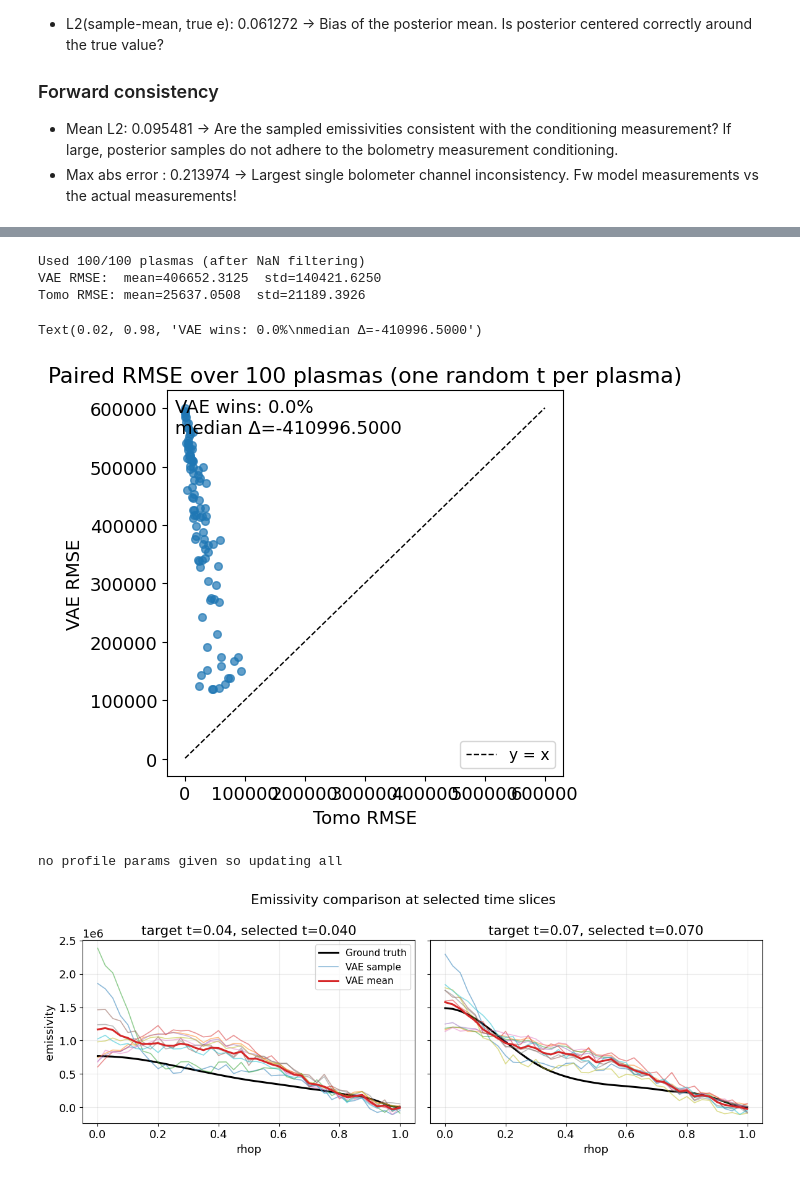
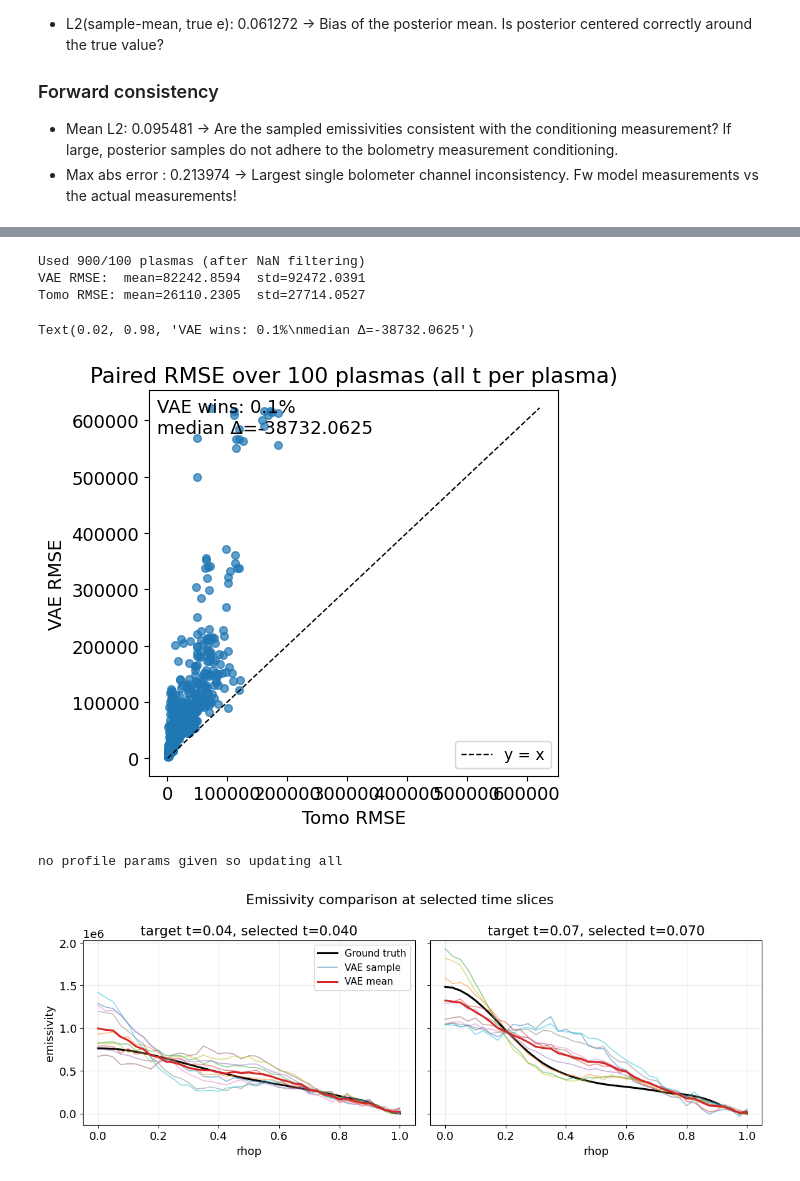
Before and after one commit to indica-mcf/Indica, a Jupyter notebook: indica/workflows/los_bolometry_surrogate_frame.ipynb, the cells around one changed output, grey strips where cells are left out. Drawn from its saved outputs; the diff is of its cells as text; code cells hidden in the pictures.

Commit message:
status: time to add data

```diff
--- a/indica/workflows/los_bolometry_surrogate_frame.ipynb
+++ b/indica/workflows/los_bolometry_surrogate_frame.ipynb
@@ -156,7 +156,7 @@ if generate_new_data:
 ## FIlter pulses
 # %%
 from indica.readers.st40_pulse_filtering import filter_pulses
-valids, invalids=filter_pulses(range(13650,13720))
+valids, invalids=filter_pulses(range(13500,13800))
 #valids, invalids=filter_pulses(range(13500,13800))
 print(len(valids))
 # %% [output]
@@ -342,7 +342,7 @@ zero_counts = (
     np.count_nonzero(b_slices == 0.0, axis=1)
     + np.count_nonzero(eps_slices == 0.0, axis=1)
 )
-min_zero_count = int(zero_counts.min())+40
+min_zero_count = int(zero_counts.min())+50
 keep_mask = zero_counts <= min_zero_count
 
 b_filtered = b_slices[keep_mask]
@@ -858,7 +872,7 @@ vae_rmse = []
 tomo_rmse = []
 
 rng = np.random.default_rng(0)  # reproducible time index selection
-use_all_timepoints_eval = False  # Set True when generated plasma has meaningful time dynamics.
+use_all_timepoints_eval = True  # Set True when generated plasma has meaningful time dynamics.
 
 for i in range(n_plasmas):
     generator.generate()
@@ -904,38 +918,38 @@ for i in range(n_plasmas):
         vae_rmse.append(np.sqrt(np.mean((e_vae_v - e_true_v) ** 2)))
         tomo_rmse.append(np.sqrt(np.mean((e_tomo_v - e_true_v) ** 2)))
 
 vae_rmse = np.array(vae_rmse)
 tomo_rmse = np.array(tomo_rmse)
 
 print(f'Used {len(vae_rmse)}/{n_plasmas} plasmas (after NaN filtering)')
 print(f'VAE RMSE:  mean={vae_rmse.mean():.4f}  std={vae_rmse.std():.4f}')
 print(f'Tomo RMSE: mean={tomo_rmse.mean():.4f}  std={tomo_rmse.std():.4f}')
 
 # Paired scatter with y=x line
 plt.figure(figsize=(5.5, 5))
 plt.scatter(tomo_rmse, vae_rmse, alpha=0.7, s=30)
 mn = min(tomo_rmse.min(), vae_rmse.min())
 mx = max(tomo_rmse.max(), vae_rmse.max())
 plt.plot([mn, mx], [mn, mx], 'k--', linewidth=1, label='y = x')
 plt.xlabel('Tomo RMSE')
 plt.ylabel('VAE RMSE')
 eval_mode_txt = 'all t per plasma' if use_all_timepoints_eval else 'one random t per plasma'
 plt.title(f'Paired RMSE over {n_plasmas} plasmas ({eval_mode_txt})')
 plt.legend()
 plt.tight_layout()
 
 # Win rate + median delta text (still helpful context)
 delta = tomo_rmse - vae_rmse
 win_rate = 100.0 * np.mean(delta > 0)
 plt.gca().text(0.02, 0.98,
              f'VAE wins: {win_rate:.1f}%\nmedian Δ={np.median(delta):.4f}',
              transform=plt.gca().transAxes, va='top')
 # %% [output]
-Used 100/100 plasmas (after NaN filtering)
-VAE RMSE:  mean=406652.3125  std=140421.6250
-Tomo RMSE: mean=25637.0508  std=21189.3926
+Used 900/100 plasmas (after NaN filtering)
+VAE RMSE:  mean=82242.8594  std=92472.0391
+Tomo RMSE: mean=26110.2305  std=27714.0527
-Text(0.02, 0.98, 'VAE wins: 0.0%\nmedian Δ=-410996.5000')
+Text(0.02, 0.98, 'VAE wins: 0.1%\nmedian Δ=-38732.0625')
-[figure, old version]
+[figure, new version]
 # %%
 # Subplots at fixed time slices: t=0.04 and t=0.07
 import numpy as np
@@ -988,7 +1002,7 @@ fig.suptitle("Emissivity comparison at selected time slices")
 fig.tight_layout()
 # %% [output]
 no profile params given so updating all
-[figure, old version]
+[figure, new version]
 # %%
 # Spatial uncertainty map: posterior variance vs rhop at t=0.04 and t=0.07
 import numpy as np
```
Also changed, not shown: parts of 10 cells of this notebook, 3 other files.
